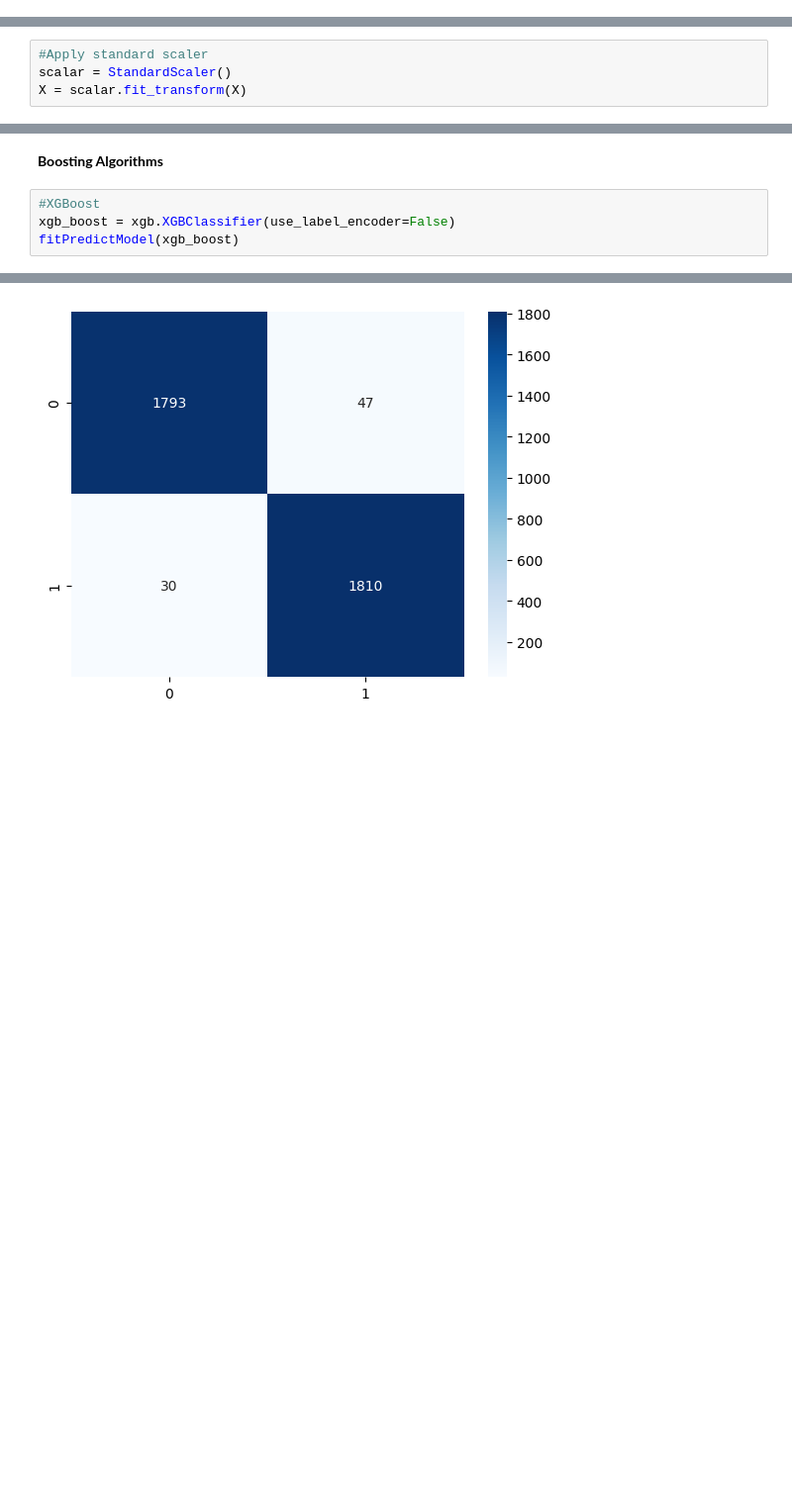
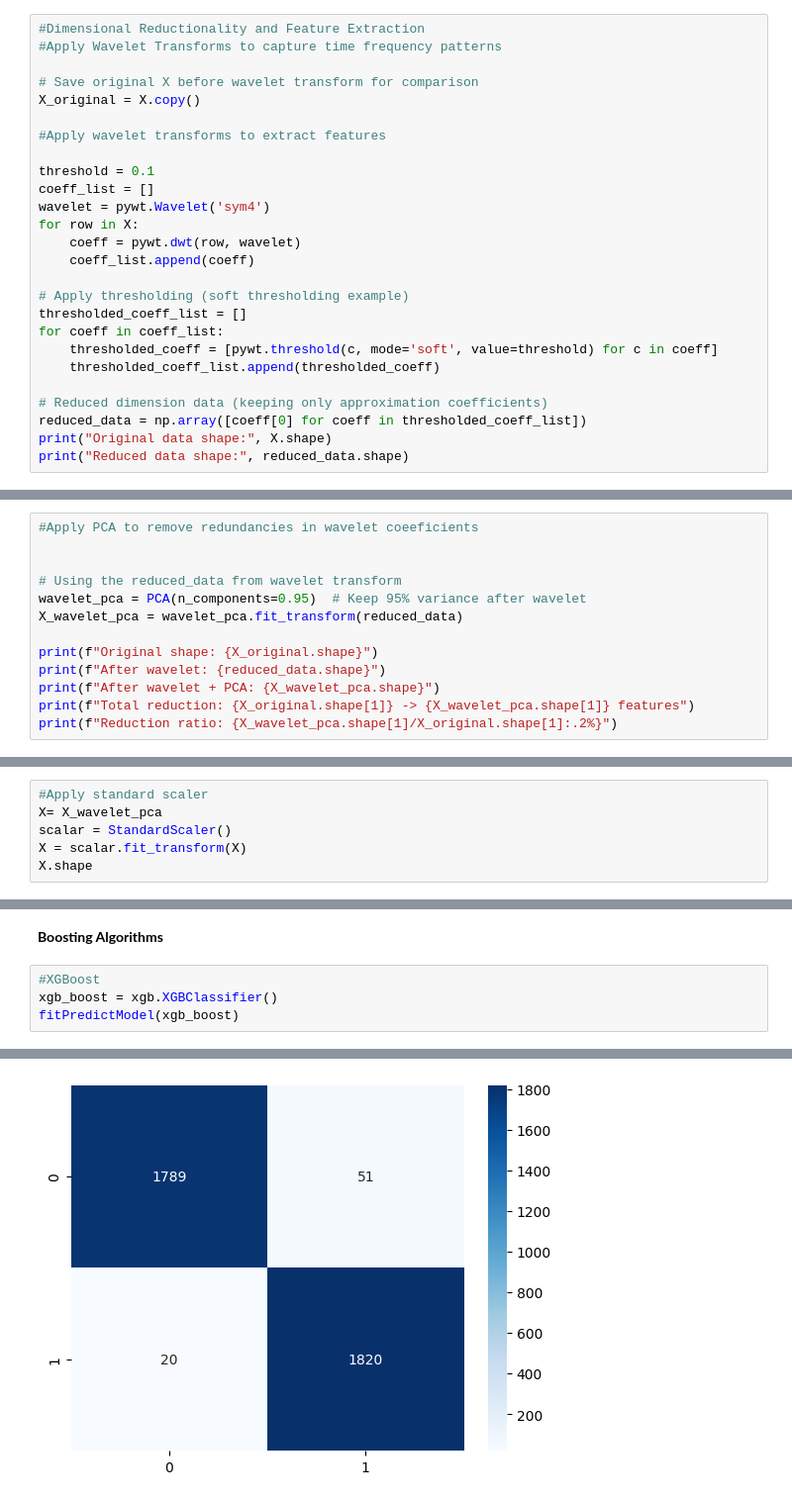
Before and after one commit to rantrek/Epileptic-Seizure-Detection---EEG, a Jupyter notebook: PredictES_classicalML.ipynb, the cells around one changed output, grey strips where cells are left out. Shown at 99% size. Drawn from its saved outputs; the diff is of its cells as text; blank space fills up the shorter version.

```diff
--- a/PredictES_classicalML.ipynb
+++ b/PredictES_classicalML.ipynb
@@ -114,0 +114,26 @@ print(len(np.where(y==0)[0]),len(np.where(y==1)[0]))
+# %%
+#Dimensional Reductionality and Feature Extraction
+#Apply Wavelet Transforms to capture time frequency patterns
+
+# Save original X before wavelet transform for comparison
+X_original = X.copy()
+
+#Apply wavelet transforms to extract features
+
+threshold = 0.1
+coeff_list = []
+wavelet = pywt.Wavelet('sym4')
+for row in X:
+    coeff = pywt.dwt(row, wavelet)
+    coeff_list.append(coeff)
+
+# Apply thresholding (soft thresholding example)
+thresholded_coeff_list = []
+for coeff in coeff_list:
+    thresholded_coeff = [pywt.threshold(c, mode='soft', value=threshold) for c in coeff]
+    thresholded_coeff_list.append(thresholded_coeff)
+
+# Reduced dimension data (keeping only approximation coefficients)
+reduced_data = np.array([coeff[0] for coeff in thresholded_coeff_list])
+print("Original data shape:", X.shape)
+print("Reduced data shape:", reduced_data.shape)
@@ -114,0 +143,13 @@ print(len(np.where(y==0)[0]),len(np.where(y==1)[0]))
+# %%
+#Apply PCA to remove redundancies in wavelet coeeficients
+
+
+# Using the reduced_data from wavelet transform
+wavelet_pca = PCA(n_components=0.95)  # Keep 95% variance after wavelet
+X_wavelet_pca = wavelet_pca.fit_transform(reduced_data)
+
+print(f"Original shape: {X_original.shape}")
+print(f"After wavelet: {reduced_data.shape}")
+print(f"After wavelet + PCA: {X_wavelet_pca.shape}")
+print(f"Total reduction: {X_original.shape[1]} -> {X_wavelet_pca.shape[1]} features")
+print(f"Reduction ratio: {X_wavelet_pca.shape[1]/X_original.shape[1]:.2%}")
@@ -122,4 +167,6 @@ X.shape
 # %%
 #Apply standard scaler
+X= X_wavelet_pca
 scalar = StandardScaler()
 X = scalar.fit_transform(X)
+X.shape
@@ -214,6 +263,6 @@ Recall:  0.8342391304347826
 **Boosting Algorithms**
 # %%
 #XGBoost
-xgb_boost = xgb.XGBClassifier(use_label_encoder=False)
+xgb_boost = xgb.XGBClassifier()
 fitPredictModel(xgb_boost)
 # %% [output]
@@ -228,4 +274,4 @@ Recall:  0.9836956521739131
-[figure, old version]
+[figure, new version]
 # %%
 #Adaptive boosting
 
```
Also changed, not shown: parts of 14 cells of this notebook.
